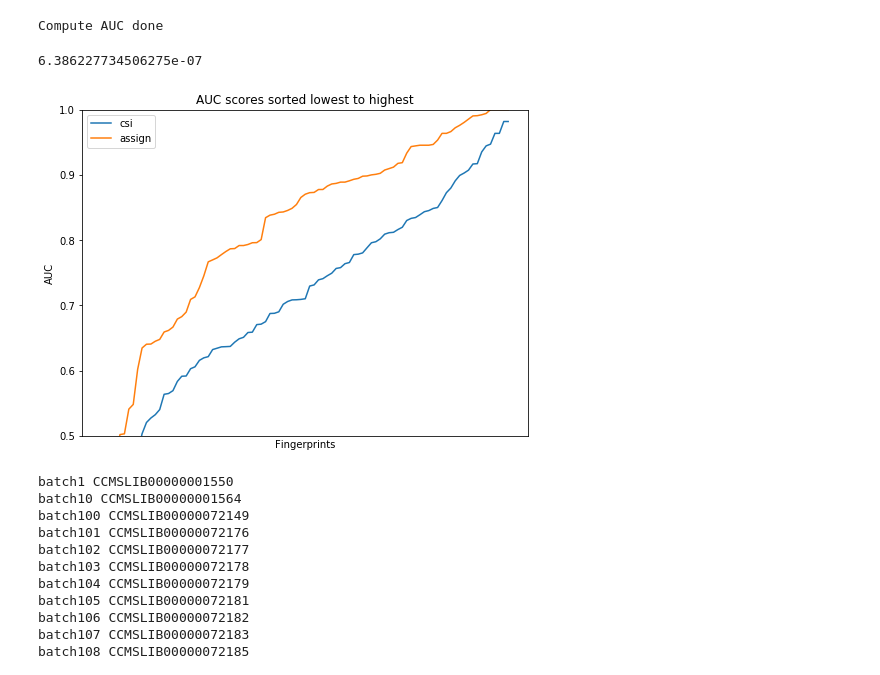
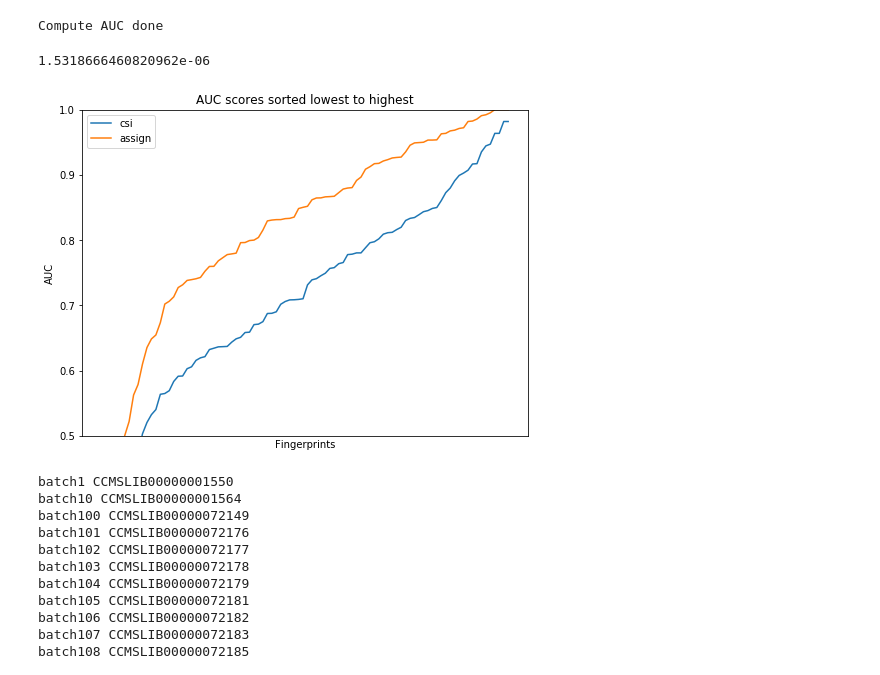
Before and after one commit to sdrogers/nnpredict, a Jupyter notebook: Code/Python/Final_vs_CSI.ipynb, the cells around one changed output. Cells and saved outputs as stored; diff of their text form; code cells hidden in the pictures.

```diff
--- a/Code/Python/Final_vs_CSI.ipynb
+++ b/Code/Python/Final_vs_CSI.ipynb
@@ -798,18 +829,18 @@ Compute AUC done
 # %%
 differences = []
 pvalues = []
-base_aucs = []
+base_aucs_correct_known = []
 exp_aucs = []
 
 for i, auc in csi_correct_auc:
-    difference = assign_known_ion_auc[i][1] - auc # remove outliers
+    difference = assign_known_ion_auc_correct[i][1] - auc # remove outliers
 
     if difference != 0:
-        base_aucs.append(assign_known_ion_auc[i][1])
+        base_aucs_correct_known.append(assign_known_ion_auc_correct[i][1])
         exp_aucs.append(auc)
         differences.append((i, difference))
 
-t_test = stats.wilcoxon(base_aucs, exp_aucs)
+t_test = stats.wilcoxon(base_aucs_correct_known, exp_aucs)
 
 print(t_test.pvalue)
 # %% [output]
@@ -855,44 +886,44 @@ batch85 CCMSLIB00000072100
 # %%
 predicted = mod_known_ion.predict(np.log(wrong_assigned_trees_known_ion.values + 1))
 # %%
-assign_known_ion_auc = compute_auc(wrong_fingerprints.columns.tolist(), wrong_fingerprints.values, predicted)
+assign_known_ion_auc_wrong = compute_auc(wrong_fingerprints.columns.tolist(), wrong_fingerprints.values, predicted)
 # %% [output]
 Compute AUC done
 # %%
 differences = []
 pvalues = []
-base_aucs = []
+base_aucs_wrong_known = []
 exp_aucs = []
 
 for i, auc in csi_correct_auc:
-    difference = assign_known_ion_auc[i][1] - auc # remove outliers
+    difference = assign_known_ion_auc_wrong[i][1] - auc # remove outliers
 
     if difference != 0:
-        base_aucs.append(assign_known_ion_auc[i][1])
+        base_aucs_wrong_known.append(assign_known_ion_auc_wrong[i][1])
         exp_aucs.append(auc)
         differences.append((i, difference))
 
-t_test = stats.wilcoxon(base_aucs, exp_aucs)
+t_test = stats.wilcoxon(base_aucs_wrong_known, exp_aucs)
 
 print(t_test.pvalue)
 # %% [output]
-6.386227734506275e-07
+1.5318666460820962e-06
 # %%
-base_aucs.sort()
+base_aucs_wrong_known.sort()
 exp_aucs.sort()
 # %%
 plt.title("AUC scores sorted lowest to highest")
 plt.plot(range(0, len(exp_aucs)), exp_aucs, label="csi")
-plt.plot(range(0, len(base_aucs)), base_aucs, label="assign")
+plt.plot(range(0, len(base_aucs_wrong_known)), base_aucs_wrong_known, label="assign")
 
 plt.legend()
 plt.xticks([])
 plt.xlabel("Fingerprints")
 plt.ylabel("AUC")
 plt.ylim(0.5, 1)
 plt.show()
 # %% [output]
-[figure, old version]
+[figure, new version]
 # %%
 no_fingerprints_assigned_trees_known_ion = assign_to_tree_known_ionization(no_fingerprints_mol_names, no_fingerprints_folder_file)
 no_fingerprints_assigned_trees_known_ion.sort_index(inplace=True)
```
Also changed, not shown: parts of 19 cells of this notebook.
